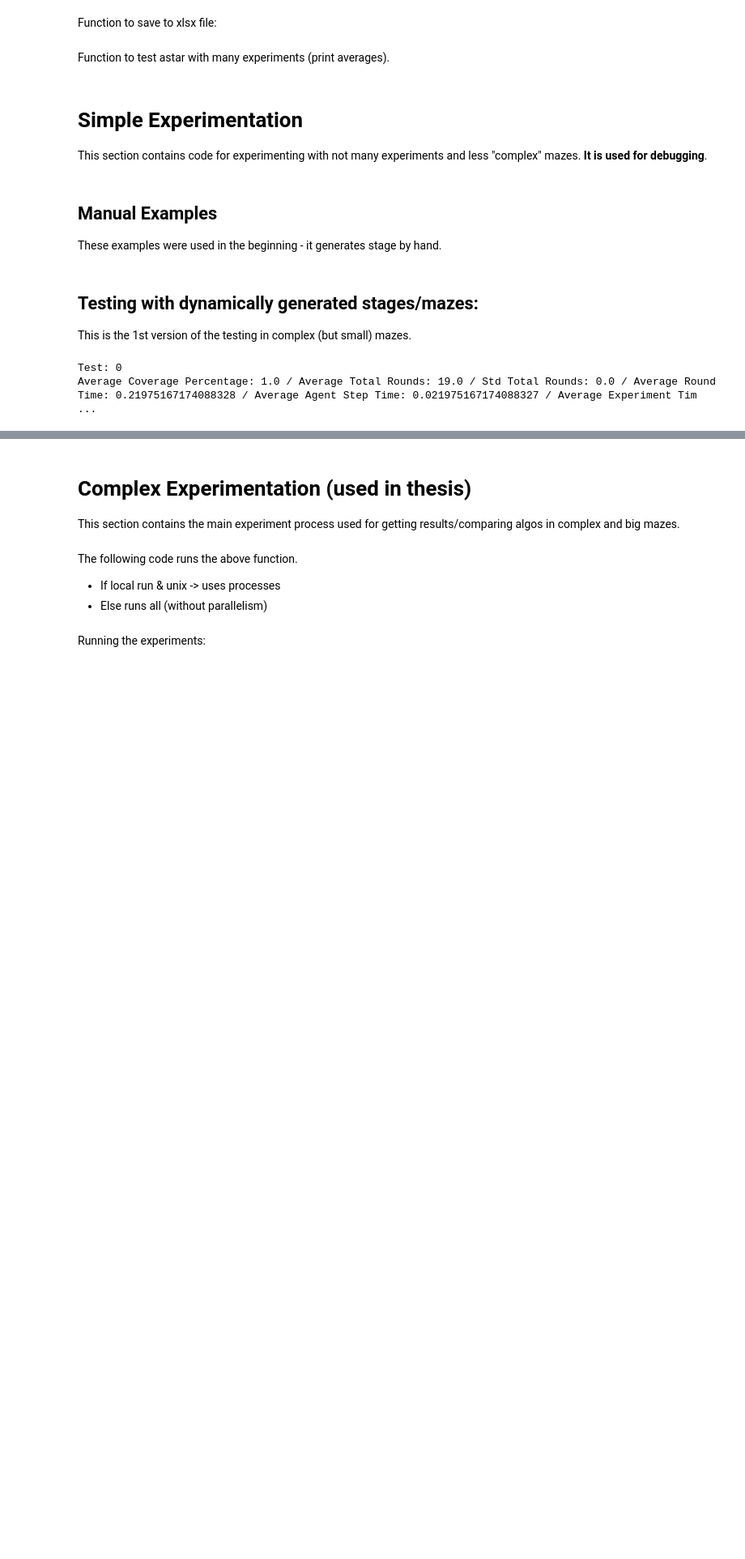
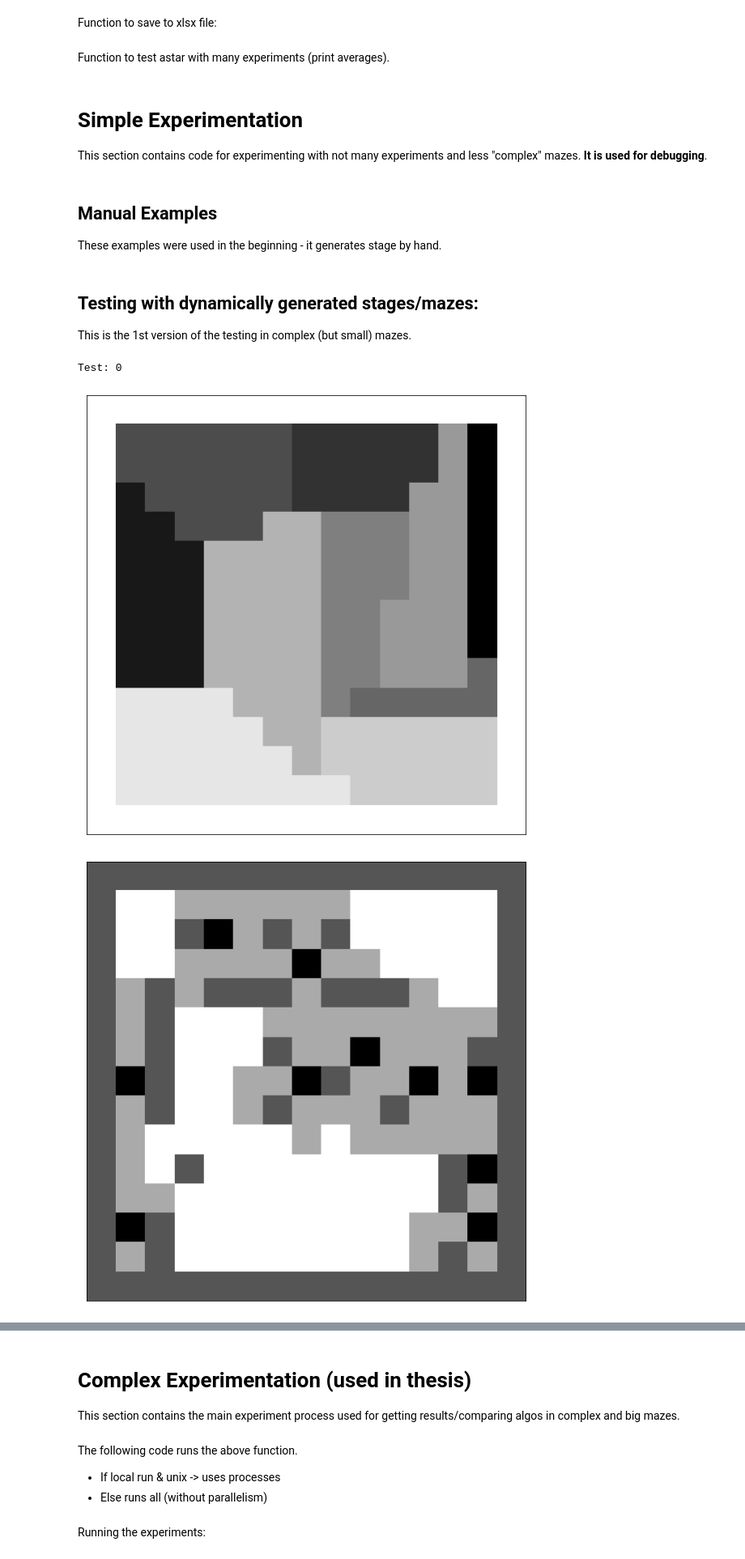
Before and after one commit to manouslinard/multiagent-exploration, a Jupyter notebook: Swarm_RL-Manousos.ipynb, the cells around one changed output, grey strips where cells are left out. Shown at 81% size. Cells and saved outputs as stored; diff of their text form; code cells hidden in the pictures; blank space fills up the shorter version.

```diff
--- a/Swarm_RL-Manousos.ipynb
+++ b/Swarm_RL-Manousos.ipynb
@@ -1232,0 +1336,9 @@ def move_nf_coverage(start_grid, start_agents, coverage_finish = 1.0, debug=True
+# %%
+def find_agent_vcoords(matrix, agent_indx):
+    coords = []
+    rows, cols = matrix.shape
+    for i in range(rows):
+        for j in range(cols):
+            if matrix[i, j] == agent_indx:
+                coords.append((i, j))
+    return coords
@@ -1232,0 +1347,27 @@ def move_nf_coverage(start_grid, start_agents, coverage_finish = 1.0, debug=True
+# %%
+def update_voronoi_regions(agents, total_explored, v_map):
+    v_map_tmp = copy.deepcopy(v_map)
+    sum_v = 0
+    for i, agent in enumerate(agents):
+        for v in agent.voronoi_coords:
+            if agent.explored_stage[tuple(v)] != -1:
+                sum_v += 1
+        if sum_v < len(agent.voronoi_coords):   # does not update voronoi coords, becaus not all have been explored.
+            # if i == 0:
+            #     print("Area not discovered...")
+            return
+
+        # v_map_tmp[agent.explored_stage != -1] = -1
+        v_map_tmp[total_explored != -1] = -1
+        min_distance = np.inf
+        min_v_part = -1
+
+        for i in range(v_map_tmp.shape[0]):
+            for j in range(v_map_tmp.shape[1]):
+                if v_map_tmp[(i, j)] != -1:
+                    distance = abs(i - agent.x) + abs(j - agent.y)
+                    if distance < min_distance:
+                        min_distance = distance
+                        min_v_part = v_map_tmp[(i, j)]
+
+        agent.voronoi_coords = find_agent_vcoords(v_map, min_v_part)
@@ -1262,7 +1466,7 @@ def save_xlsx(file_path: str, new_row: dict):
 # %% [markdown]
 Function to test astar with many experiments (print averages).
 # %%
-def test_astar(num_agents, num_test, start_grid = None, gen_stage_func = None, file_path = None, agent_view_range = 2, debug=False, coverage_mode=True, coverage_finish=1.0, algo='nf', alpha=10, max_hedac_iter=100, lambda_=0.8):
+def test_astar(num_agents, num_test, start_grid = None, gen_stage_func = None, file_path = None, agent_view_range = 2, debug=False, coverage_mode=True, coverage_finish=1.0, algo='nf', alpha=10, max_hedac_iter=100, lambda_=0.8, voronoi_mode=False):
   """
   Function to test astar with many experiments (returns averages).
   If you want to give the initial grid, initialize the variable start_grid with your grid
@@ -1297,8 +1501,10 @@ def test_astar(num_agents, num_test, start_grid = None, gen_stage_func = None, f
     if coverage_mode:
       if algo == 'hedac':
         res = move_hedac_coverage(start_grid=grid, agents=agents, alpha=alpha, coverage_finish=coverage_finish, max_iter=max_hedac_iter, debug=debug)
+      elif not voronoi_mode:
+        res = move_nf_coverage(start_grid=grid, start_agents=agents, coverage_finish = coverage_finish, debug=debug, algo=algo, lambda_=lambda_)
       else:
-        res = move_nf_coverage(start_grid=grid, start_agents=agents, coverage_finish = coverage_finish, debug=debug, algo=algo, lambda_=lambda_)
+        res = move_voronoi_coverage(start_grid=grid, start_agents=agents, coverage_finish= coverage_finish, debug=debug, algo=algo, lambda_=lambda_)
       # if res[0] != 1.0:
       #   count_false += 1
       if file_path is not None:
@@ -1357,18 +1563,19 @@ This is the 1st version of the testing in complex (but small) mazes.
 # %%
 # testing for entire maze coverage:
 num_agents = 10 # number of agents.
 num_test = 1
-res=test_astar(num_agents, num_test, None, functools.partial(create_maze, rows=15, cols=15, obs_prob=0.85), debug=False, coverage_mode=True, algo='cu_bso', lambda_=0.8)
+res=test_astar(num_agents, num_test, None, functools.partial(create_maze, rows=15, cols=15, obs_prob=0.85), debug=True, coverage_mode=True, algo='nf', lambda_=0.8, voronoi_mode=True)
 
 # images_to_gif(gif_filename="cu_mnm_30x30_10agents.gif")
 # res=test_astar(num_agents, num_test, None, functools.partial(create_maze, rows=15, cols=15, obs_prob=0.85), debug=False, coverage_mode=True, algo='hedac', alpha=10, max_hedac_iter=100)
 
 
 # testing without coverage mode (agents go to goal):
 # num_agents = 10 # number of agents.
 # num_test = 10
 # res=test_astar(num_agents, num_test, None, functools.partial(create_maze, rows=10, cols=10, obs_prob=0.85), debug=False, file_path="/content/drive/My Drive/thesis/xlsx/astar_swarm_test.xlsx")
 # # res=test_astar(num_agents, num_test, None, functools.partial(generate_stage, rows=10, cols=10, obs_prob=0.5), debug=True)
 # %% [output]
 Test: 0
-Average Coverage Percentage: 1.0 / Average Total Rounds: 19.0 / Std Total Rounds: 0.0 / Average Round Time: 0.21975167174088328 / Average Agent Step Time: 0.021975167174088327 / Average Experiment Tim ...
+[figure, added]
+[figure, added]
```
Also changed, not shown: parts of 21 cells of this notebook.
